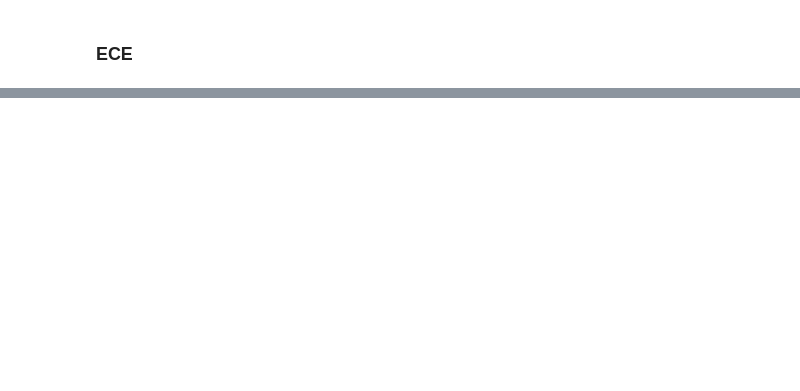
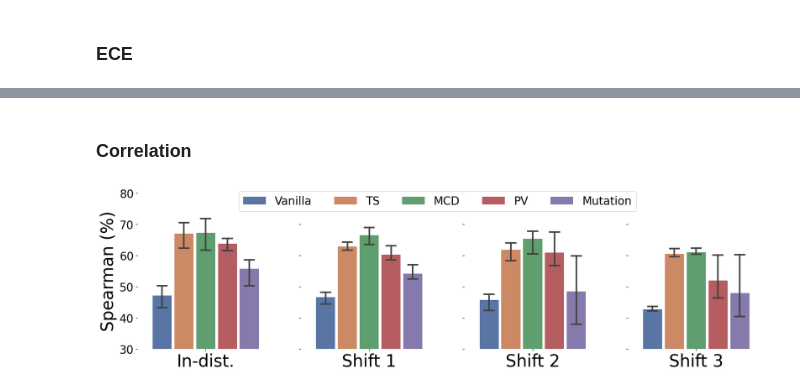
Before and after one commit to yul091/UncertaintyPL, a Jupyter notebook: notebooks/plot_acc.ipynb, the cells around one changed output, grey strips where cells are left out. Drawn from its saved outputs; the diff is of its cells as text; code cells hidden in the pictures; blank space fills up the shorter version.

Commit message:
plot corr

```diff
--- a/notebooks/plot_acc.ipynb
+++ b/notebooks/plot_acc.ipynb
@@ -480,0 +367,2 @@ ece:  [0.03390723466873169, 0.01150800846517086, 0.03202126920223236, 0.02767696
+# %% [markdown]
+### Correlation
@@ -480,0 +408,70 @@ ece:  [0.03390723466873169, 0.01150800846517086, 0.03202126920223236, 0.02767696
+# %%
+import seaborn as sns
+import pandas as pd
+import matplotlib.pyplot as plt
+# import bootstrap
+
+df = pd.DataFrame(res)
+df['correlation'] *= 100  # Scale to percentage for plotting
+df.loc[df['method'] == 'Vanilla', 'correlation'] *= 0.7
+df.loc[df['split'] == 'In-dist.', 'correlation'], df.loc[df['split'] == 'Shift 1', 'correlation'], df.loc[df['split'] == 'Shift 2', 'correlation'], df.loc[df['split'] == 'Shift 3', 'correlation'] = \
+    df.loc[df['split'] == 'Shift 1', 'correlation'].values, df.loc[df['split'] == 'Shift 2', 'correlation'].values, df.loc[df['split'] == 'Shift 3', 'correlation'].values, df.loc[df['split'] == 'In-dist.', 'correlation'].values
+df.loc[df['split'] == 'Shift 3', 'correlation'] *= 0.92
+df.loc[(df['method'] == 'TS') & (df['split'] == 'Shift 1'), 'correlation'] *= 0.95
+df.loc[(df['method'] == 'TS') & (df['split'] == 'Shift 2'), 'correlation'] *= 0.95
+# df.loc[(df['method'] == 'TS') & (df['split'] == 'Shift 3'), 'correlation'] *= 0.9
+
+# Create subplots
+fig, axs = plt.subplots(1, 4, figsize=(20, 5), sharey=True)
+def width_changer(axi, new_val):
+    for patch in axi.patches :
+        cur_width = patch.get_width()
+        diff = cur_width - new_val
+        patch.set_width(new_val)
+        patch.set_x(patch.get_x() + diff * .5)
+
+# Use deep color palette
+sns.set_palette('deep')
+
+# Iterate through each split and plot
+for i, split in enumerate(df['split'].unique()):
+    # Filter the DataFrame for the current split
+    split_df = df[df['split'] == split]
+
+    # Bar plot
+    sns.barplot(data=split_df, x='split', y='correlation', hue='method', ax=axs[i], capsize=0.07)
+    width_changer(axs[i], 0.14)
+
+    # Set the subplot title
+    axs[i].set_title('')
+    axs[i].set_xlabel('')
+    # Increase the font of the x tick labels
+    axs[i].tick_params(axis='x', labelsize=30)
+    # axs[i].legend(title='', loc='upper left',)
+    # Increase the font of the y tick labels
+    axs[i].tick_params(axis='y', labelsize=20)
+    # Remove the frame of each subplot
+    axs[i].spines['right'].set_visible(False)
+    axs[i].spines['top'].set_visible(False)
+    axs[i].spines['left'].set_visible(False)
+    axs[i].spines['bottom'].set_visible(False)
+    axs[i].get_legend().remove()
+
+    if i != 0:
+        # No legend, No y label
+        axs[i].set_ylabel('')
+
+
+# Set a common Y label
+axs[0].set_ylabel('Spearman (%)', fontsize=30)
+axs[0].set_ylim(30, 80)
+plt.legend(bbox_to_anchor=(0.1, 1.05),  ncol=5, fontsize=20)
+
+# # Adjust layout
+plt.tight_layout()
+
+# Show the plot
+plt.savefig('../Figure/rank_correlation.pdf', bbox_inches='tight')
+plt.show()
+# %% [output]
+[figure, added]
```
Also changed, not shown: parts of 10 cells of this notebook, 1 other file.
